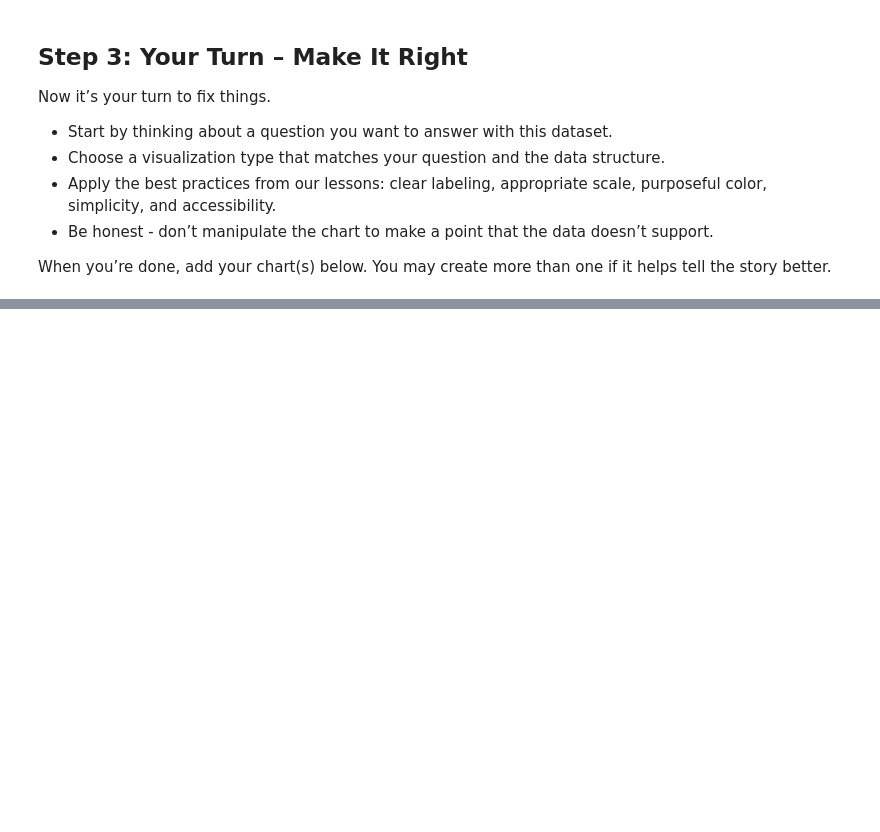
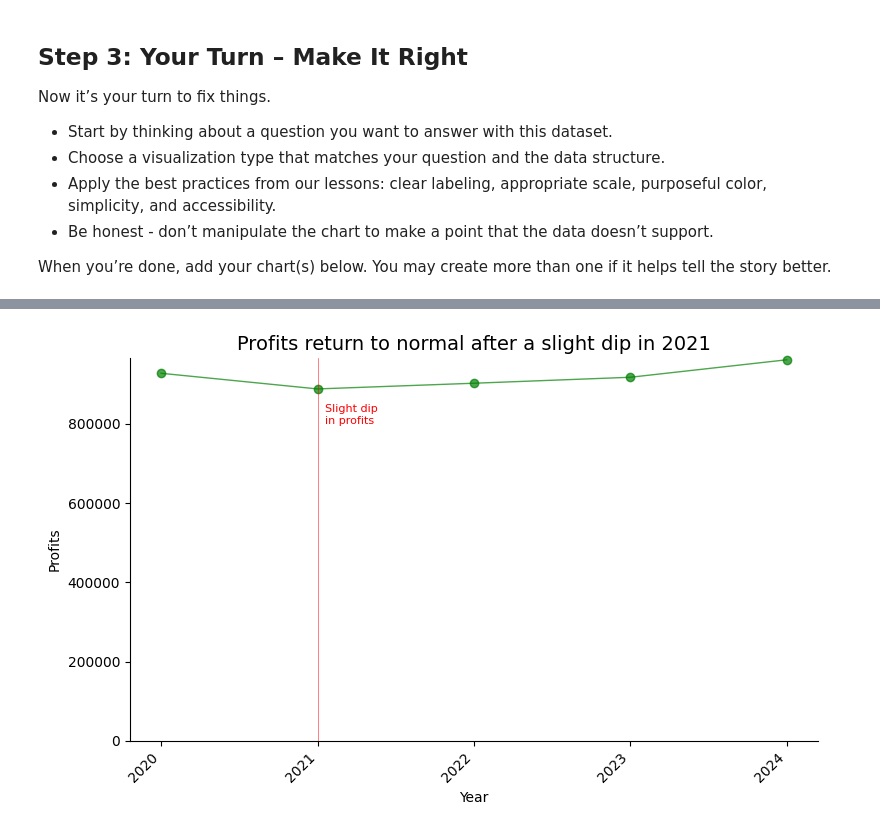
Before and after one commit to amallred/DA_M3_DataVizChallenge, a Jupyter notebook: data_viz_ethics_challenge.ipynb, the cells around one changed output, grey strips where cells are left out. Saved outputs shown, nothing was run; the diff lists cells and outputs as text; code cells hidden in the pictures; blank space fills up the shorter version.

```diff
--- a/data_viz_ethics_challenge.ipynb
+++ b/data_viz_ethics_challenge.ipynb
@@ -96,0 +159,44 @@ When you’re done, add your chart(s) below. You may create more than one if it
+# %%
+fig, ax = plt.subplots(figsize=(8,5))
+
+plt.plot(
+    subset_profit["Year"],
+    subset_profit["Profit"],
+    color="green",
+    linewidth=1,
+    marker="o",
+    alpha = .7,
+    clip_on=False
+    )
+
+ax.set_ylim(bottom=0)
+ax.set_xticks(subset['Year'])
+
+ax = plt.gca()
+ax.spines['top'].set_visible(False)
+ax.spines['right'].set_visible(False)
+
+ax.axvline(
+    2021,
+    color="red",
+    linewidth = 0.5,
+    alpha = .7
+)
+ax.text(
+    2021+0.05,
+    800000,
+    'Slight dip\nin profits',
+    color="red",
+    fontsize=8
+)
+
+plt.title("Profits return to normal after a slight dip in 2021", fontsize=14, color="Black")
+plt.xlabel("Year")
+plt.ylabel("Profits")
+plt.xticks(rotation=45, ha="right",fontsize=10)
+plt.yticks(fontsize=10)
+
+plt.tight_layout()
+plt.show()
+# %% [output]
+[figure, added]
```
Also changed, not shown: parts of 9 cells of this notebook.
